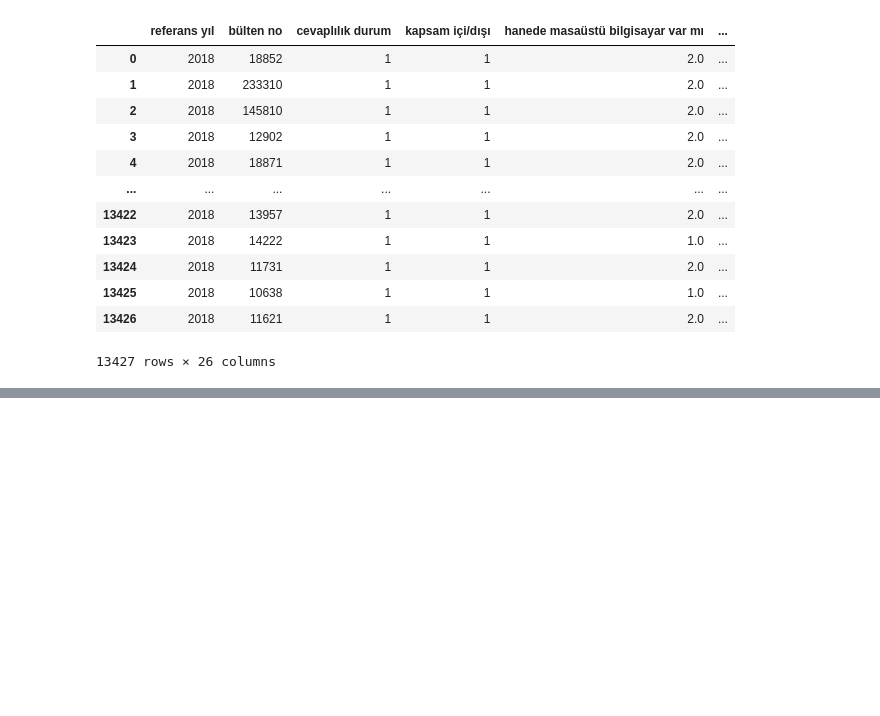
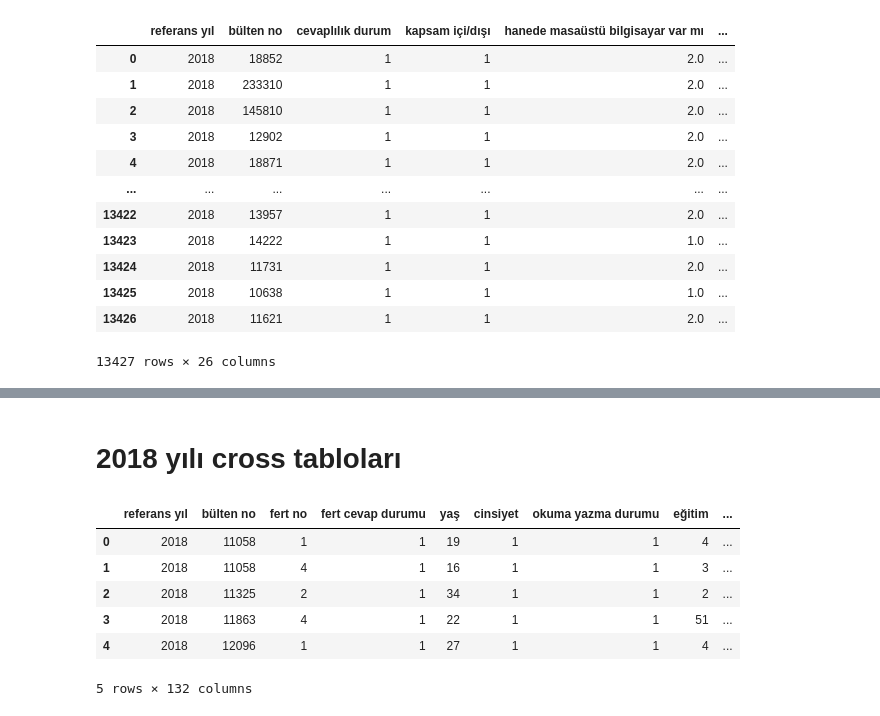
Before and after one commit to dilarasenay/hanehalki-bilisim-teknolojileri-tuik, a Jupyter notebook: 2018yilihane.ipynb, the cells around one changed output, grey strips where cells are left out. Drawn from its saved outputs; the diff is of its cells as text; code cells hidden in the pictures; blank space fills up the shorter version.

```diff
--- a/2018yilihane.ipynb
+++ b/2018yilihane.ipynb
@@ -103,0 +99,14 @@ aa.head()
+# %% [markdown]
+# 2018 yılı cross tabloları
+# %%
+import pandas as pd
+df = pd.read_csv(r"C:\Users\dilara\Desktop\Hane halkı bilişim tüik\ferthane\yıl2018.csv")
+df.head()
+# %% [output]
+|  | referans yıl | bülten no | fert no | fert cevap durumu | yaş | cinsiyet | okuma yazma durumu | eğitim | ... |
+| 0 | 2018 | 11058 | 1 | 1 | 19 | 1 | 1 | 4 | ... |
+| 1 | 2018 | 11058 | 4 | 1 | 16 | 1 | 1 | 3 | ... |
+| 2 | 2018 | 11325 | 2 | 1 | 34 | 1 | 1 | 2 | ... |
+| 3 | 2018 | 11863 | 4 | 1 | 22 | 1 | 1 | 51 | ... |
+| 4 | 2018 | 12096 | 1 | 1 | 27 | 1 | 1 | 4 | ... |
+5 rows × 132 columns
```
Also changed, not shown: parts of 16 cells of this notebook, 12 other files.
